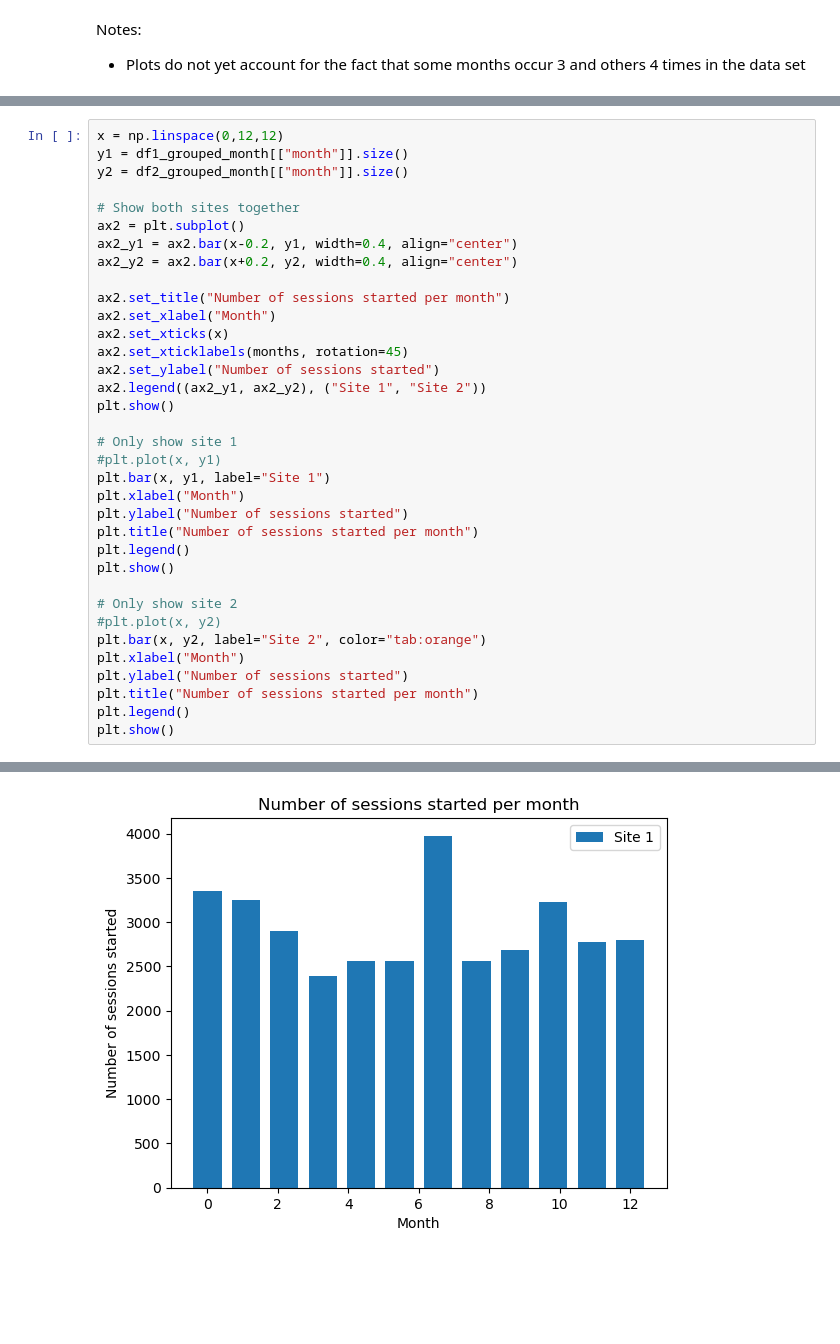
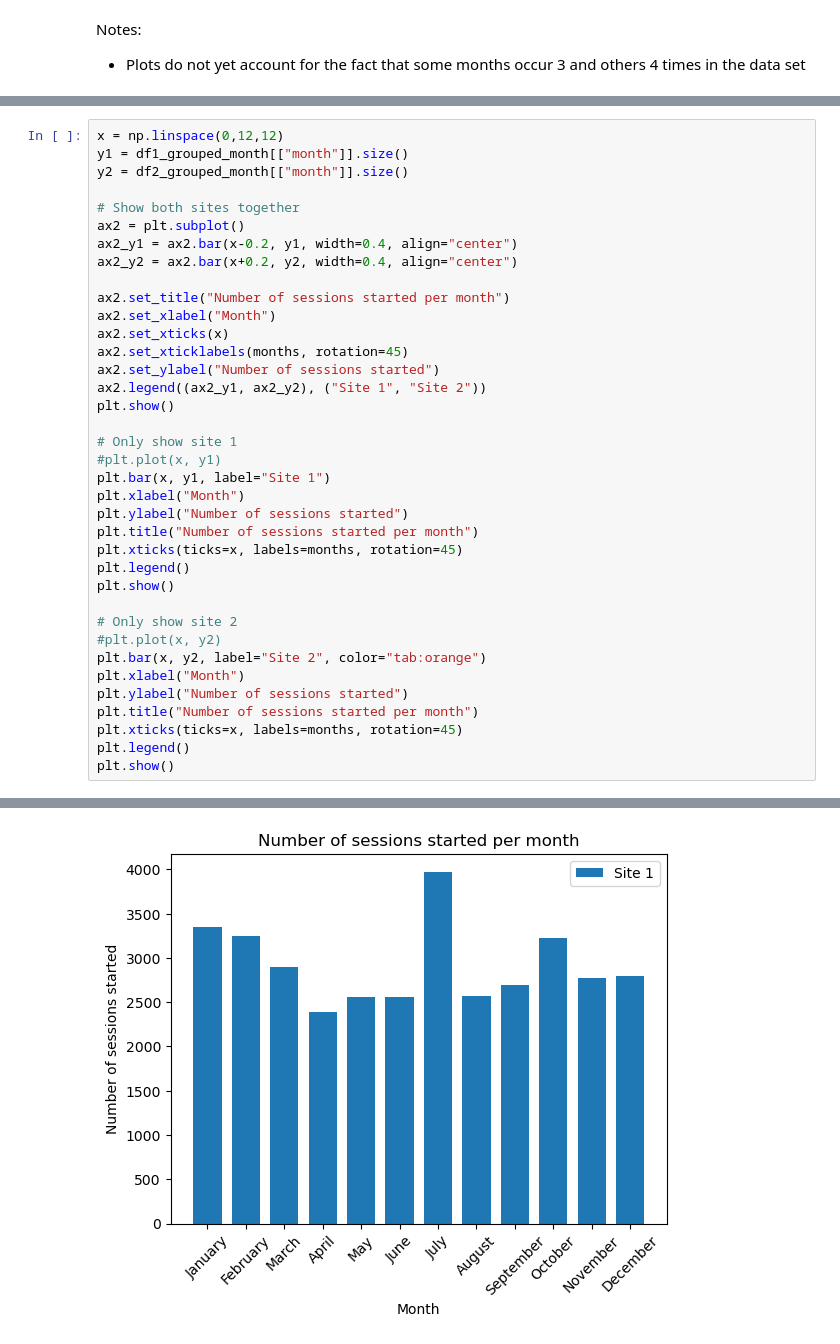
Before and after one commit to Sithkiller3000/AA2024, a Jupyter notebook: descriptive_analytics/descriptive_analytics_2a.ipynb, the cells around one changed output, grey strips where cells are left out. Drawn from its saved outputs; the diff is of its cells as text; blank space fills up the shorter version.

```diff
--- a/descriptive_analytics/descriptive_analytics_2a.ipynb
+++ b/descriptive_analytics/descriptive_analytics_2a.ipynb
@@ -278,31 +393,33 @@ ax2 = plt.subplot()
 ax2_y1 = ax2.bar(x-0.2, y1, width=0.4, align="center")
 ax2_y2 = ax2.bar(x+0.2, y2, width=0.4, align="center")
 
 ax2.set_title("Number of sessions started per month")
 ax2.set_xlabel("Month")
 ax2.set_xticks(x)
 ax2.set_xticklabels(months, rotation=45)
 ax2.set_ylabel("Number of sessions started")
 ax2.legend((ax2_y1, ax2_y2), ("Site 1", "Site 2"))
 plt.show()
 
 # Only show site 1
 #plt.plot(x, y1)
 plt.bar(x, y1, label="Site 1")
 plt.xlabel("Month")
 plt.ylabel("Number of sessions started")
 plt.title("Number of sessions started per month")
+plt.xticks(ticks=x, labels=months, rotation=45)
 plt.legend()
 plt.show()
 
 # Only show site 2
 #plt.plot(x, y2)
 plt.bar(x, y2, label="Site 2", color="tab:orange")
 plt.xlabel("Month")
 plt.ylabel("Number of sessions started")
 plt.title("Number of sessions started per month")
+plt.xticks(ticks=x, labels=months, rotation=45)
 plt.legend()
 plt.show()
 # %% [output]
 [figure]
-[figure, old version]
+[figure, new version]
```
Also changed, not shown: parts of 26 cells of this notebook, 1 other file.
